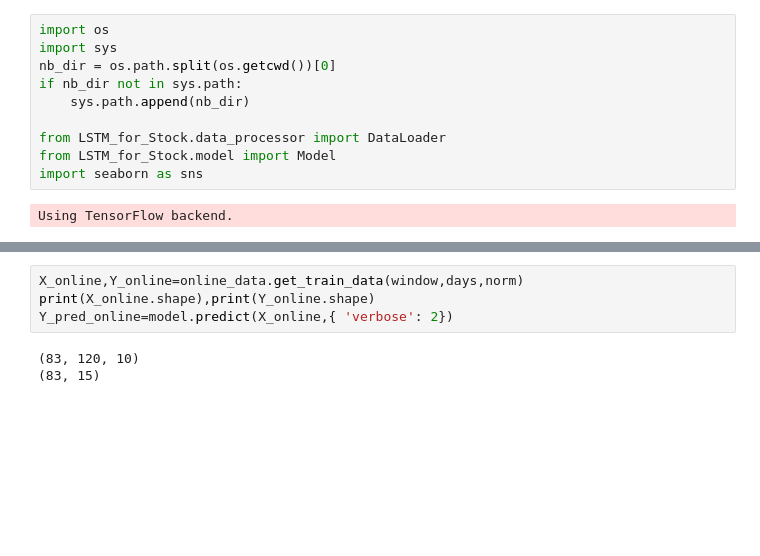
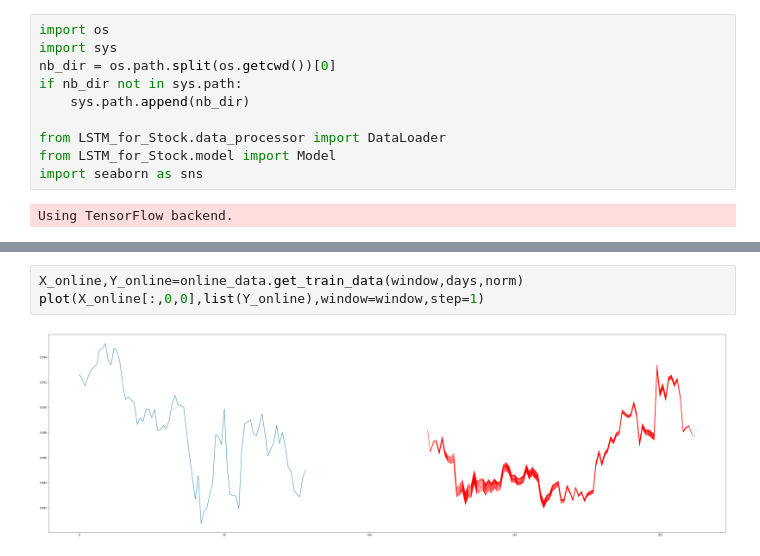
Before and after one commit to GuQiangJS/LSTM-for-Stock, a Jupyter notebook: samples/sample.ipynb, the cells around one changed output, grey strips where cells are left out. Saved outputs shown, nothing was run; the diff lists cells and outputs as text; blank space fills up the shorter version.

```diff
--- a/samples/sample.ipynb
+++ b/samples/sample.ipynb
@@ -131,7 +136,5 @@ online_data.data.shape
 # %%
 X_online,Y_online=online_data.get_train_data(window,days,norm)
-print(X_online.shape),print(Y_online.shape)
-Y_pred_online=model.predict(X_online,{ 'verbose': 2})
+plot(X_online[:,0,0],list(Y_online),window=window,step=1)
 # %% [output]
-(83, 120, 10)
-(83, 15)
+[figure, added]
```
Also changed, not shown: parts of 19 cells of this notebook, 1 other file.
